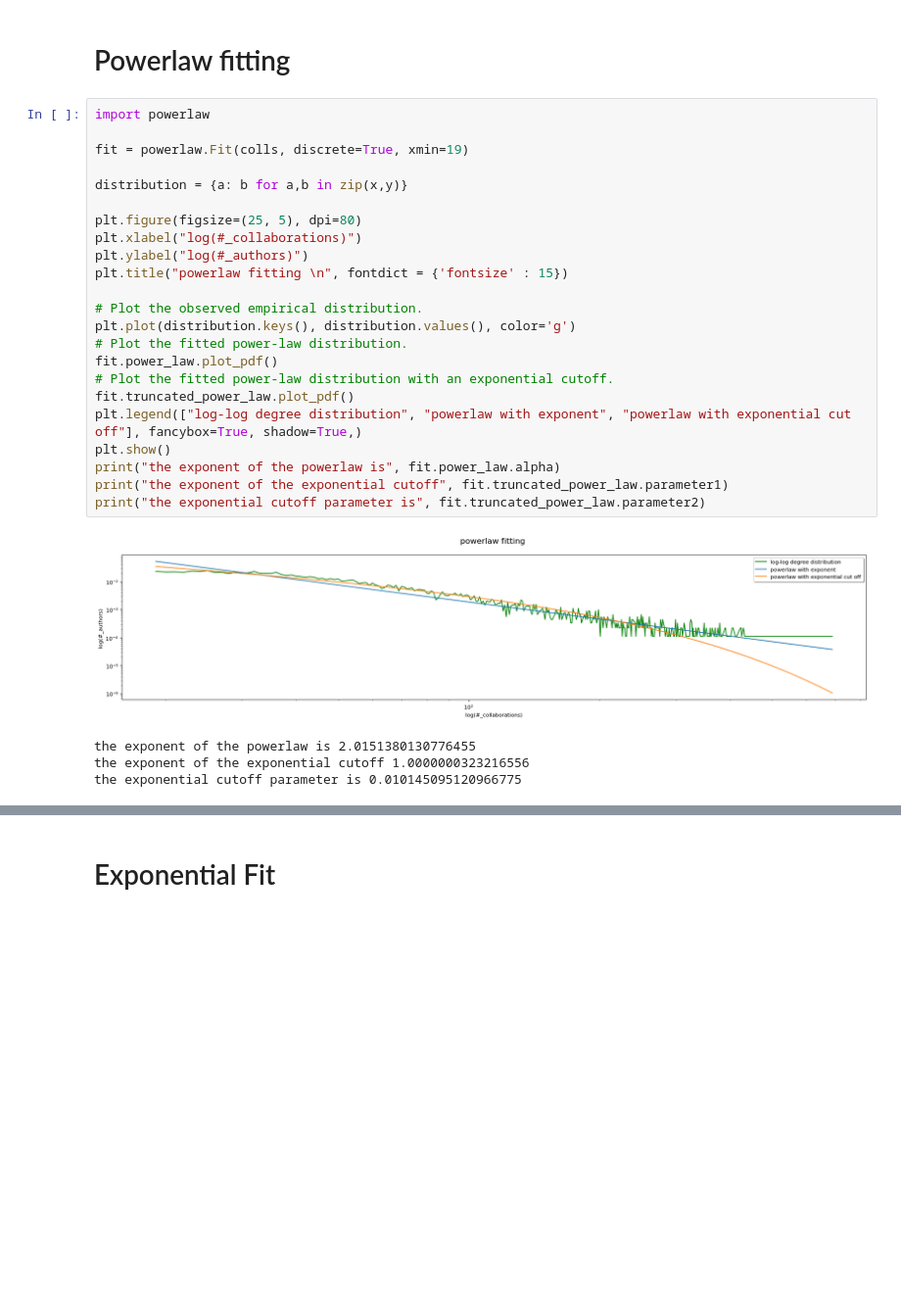
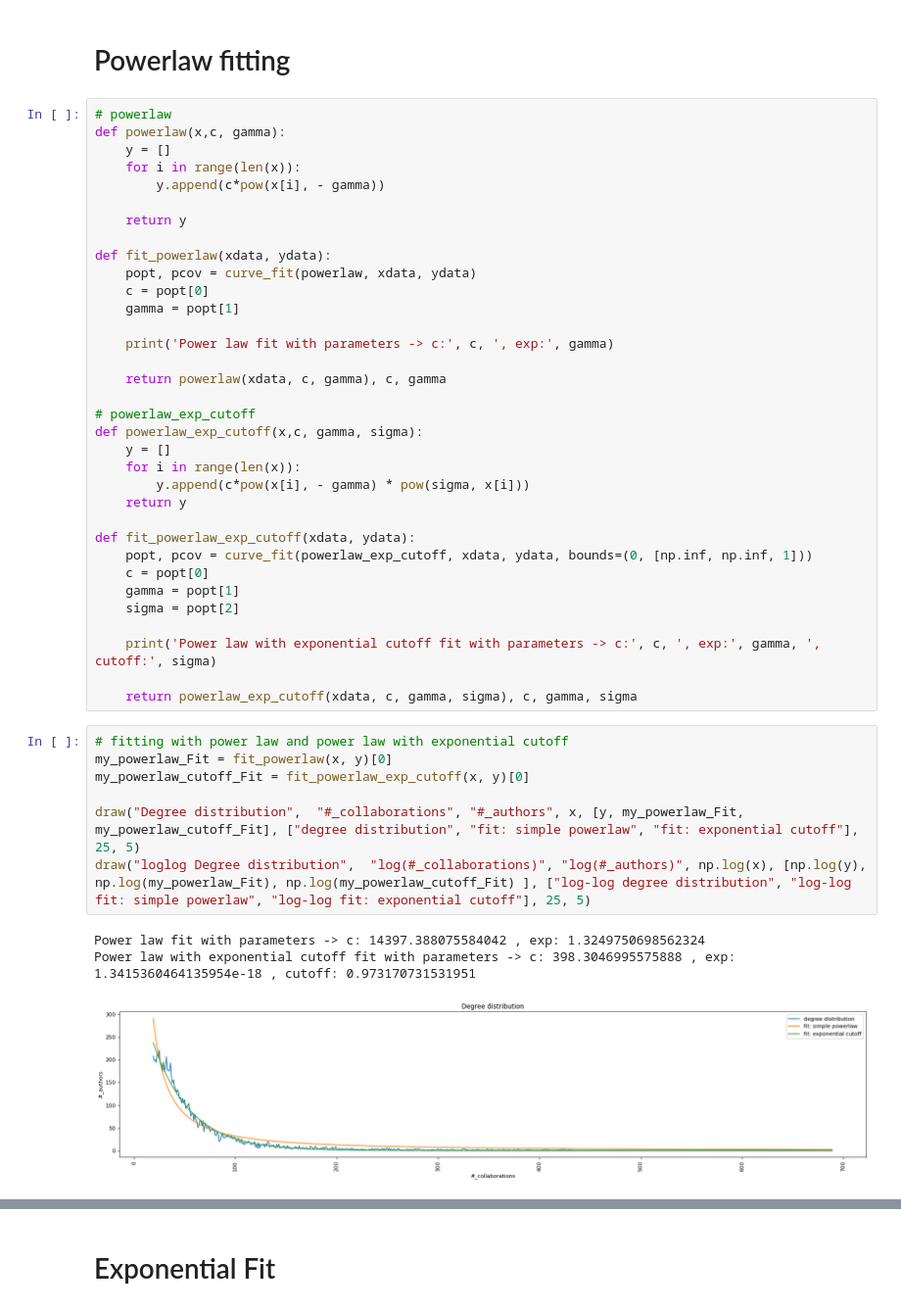
Before and after one commit to LeonardoSer/INRIA_Internship, a Jupyter notebook: 20_onDistributions/30_activeDD_minPubs.ipynb, the cells around one changed output, grey strips where cells are left out. Shown at 98% size. Drawn from its saved outputs; the diff is of its cells as text; blank space fills up the shorter version.

```diff
--- a/20_onDistributions/30_activeDD_minPubs.ipynb
+++ b/20_onDistributions/30_activeDD_minPubs.ipynb
@@ -64,30 +63,47 @@ draw("loglog Degree distribution",  "log(#_collaborations)", "log(#_authors)", n
 # %% [markdown]
 # Powerlaw fitting
-# %%
-import powerlaw
-
-fit = powerlaw.Fit(colls, discrete=True, xmin=19)
-
-distribution = {a: b for a,b in zip(x,y)}
-
-plt.figure(figsize=(25, 5), dpi=80)
-plt.xlabel("log(#_collaborations)")
-plt.ylabel("log(#_authors)")
-plt.title("powerlaw fitting \n", fontdict = {'fontsize' : 15})
-
-# Plot the observed empirical distribution.
-plt.plot(distribution.keys(), distribution.values(), color='g')
-# Plot the fitted power-law distribution.
-fit.power_law.plot_pdf()
-# Plot the fitted power-law distribution with an exponential cutoff.
-fit.truncated_power_law.plot_pdf()
-plt.legend(["log-log degree distribution", "powerlaw with exponent", "powerlaw with exponential cut off"], fancybox=True, shadow=True,)
-plt.show()
-print("the exponent of the powerlaw is", fit.power_law.alpha)
-print("the exponent of the exponential cutoff", fit.truncated_power_law.parameter1)
-print("the exponential cutoff parameter is", fit.truncated_power_law.parameter2)
-# %% [output]
-[figure, removed]
-the exponent of the powerlaw is 2.0151380130776455
-the exponent of the exponential cutoff 1.0000000323216556
-the exponential cutoff parameter is 0.010145095120966775
+# %%
+# powerlaw
+def powerlaw(x,c, gamma):
+    y = []
+    for i in range(len(x)):
+        y.append(c*pow(x[i], - gamma))
+
+    return y
+
+def fit_powerlaw(xdata, ydata):
+    popt, pcov = curve_fit(powerlaw, xdata, ydata)
+    c = popt[0]
+    gamma = popt[1]
+
+    print('Power law fit with parameters -> c:', c, ', exp:', gamma)
+
+    return powerlaw(xdata, c, gamma), c, gamma
+
+# powerlaw_exp_cutoff
+def powerlaw_exp_cutoff(x,c, gamma, sigma):
+    y = []
+    for i in range(len(x)):
+        y.append(c*pow(x[i], - gamma) * pow(sigma, x[i]))
+    return y
+
+def fit_powerlaw_exp_cutoff(xdata, ydata):
+    popt, pcov = curve_fit(powerlaw_exp_cutoff, xdata, ydata, bounds=(0, [np.inf, np.inf, 1]))
+    c = popt[0]
+    gamma = popt[1]
+    sigma = popt[2]
+
+    print('Power law with exponential cutoff fit with parameters -> c:', c, ', exp:', gamma, ', cutoff:', sigma)
+
+    return powerlaw_exp_cutoff(xdata, c, gamma, sigma), c, gamma, sigma
+# %%
+# fitting with power law and power law with exponential cutoff
+my_powerlaw_Fit = fit_powerlaw(x, y)[0]
+my_powerlaw_cutoff_Fit = fit_powerlaw_exp_cutoff(x, y)[0]
+
+draw("Degree distribution",  "#_collaborations", "#_authors", x, [y, my_powerlaw_Fit, my_powerlaw_cutoff_Fit], ["degree distribution", "fit: simple powerlaw", "fit: exponential cutoff"], 25, 5)
+draw("loglog Degree distribution",  "log(#_collaborations)", "log(#_authors)", np.log(x), [np.log(y), np.log(my_powerlaw_Fit), np.log(my_powerlaw_cutoff_Fit) ], ["log-log degree distribution", "log-log fit: simple powerlaw", "log-log fit: exponential cutoff"], 25, 5)
+# %% [output]
+Power law fit with parameters -> c: 14397.388075584042 , exp: 1.3249750698562324
+Power law with exponential cutoff fit with parameters -> c: 398.3046995575888 , exp: 1.3415360464135954e-18 , cutoff: 0.973170731531951
+[figure, added]
```
Also changed, not shown: parts of 5 cells of this notebook, 8 other files.
